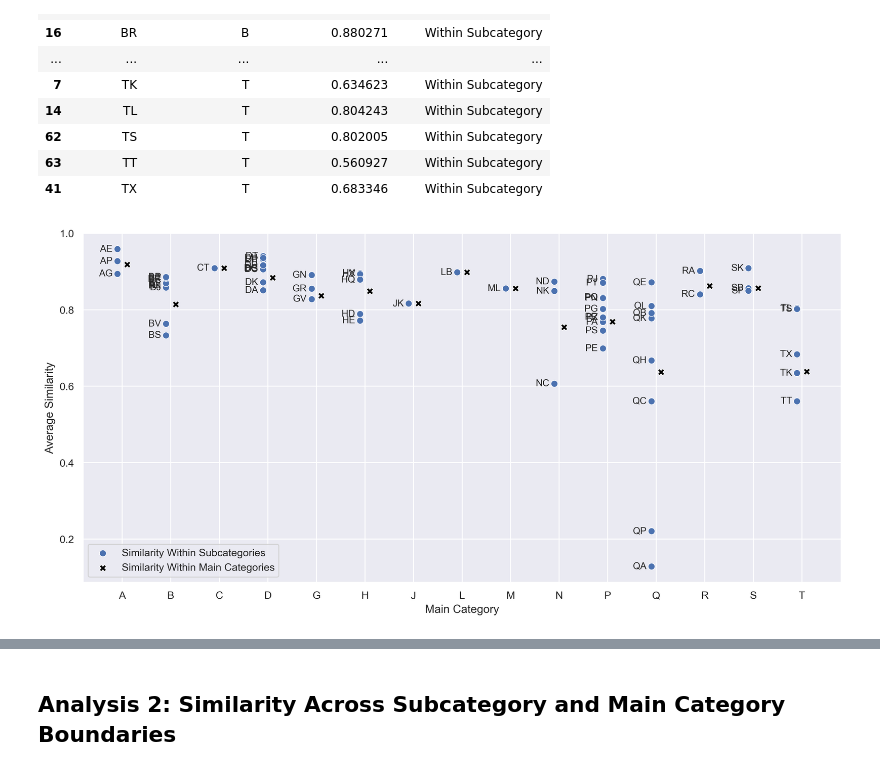
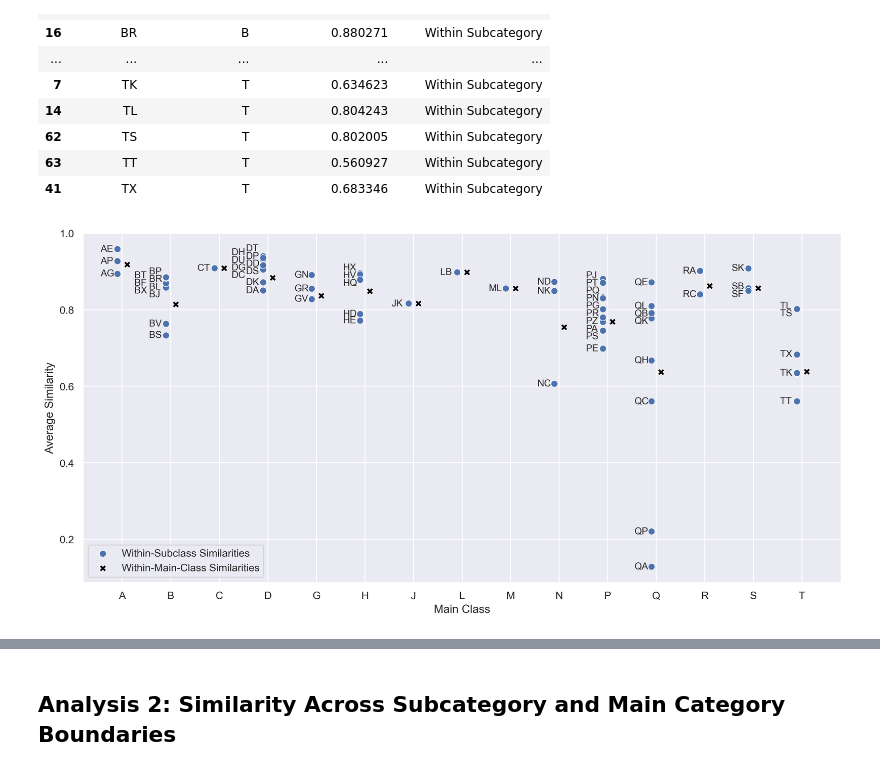
Before and after one commit to wenyi-shang/LCC-Similarity, a Jupyter notebook: Data Analysis.ipynb, the cells around one changed output, grey strips where cells are left out. Saved outputs shown, nothing was run; the diff lists cells and outputs as text; code cells hidden in the pictures.

```diff
--- a/Data Analysis.ipynb
+++ b/Data Analysis.ipynb
@@ -7,7 +7,7 @@ import pickle
 from sklearn.metrics.pairwise import cosine_similarity
 # %%
 # Load the dataset
-with open("/path/to/dataPG_TF-IDF.pkl", "rb") as file:
+with open("D:/Data/dataPG_TF-IDF.pkl", "rb") as file:
     label_dataframes = pickle.load(file)
 
 # Combine all text data into a single list
@@ -36,8 +32,8 @@ combined_texts[0]
 # %%
-with open("/path/to/shared_vectorized_books.pkl", "wb") as file:
+with open("D:/Data/shared_vectorized_books.pkl", "wb") as file:
     pickle.dump(shared_vectorized_books, file)
 # %%
-with open("/path/to/shared_vectorized_books.pkl", "rb") as file:
+with open("D:/Data/shared_vectorized_books.pkl", "rb") as file:
     shared_vectorized_books = pickle.load(file)
 # %%
 # Calculate average similarities of TF-IDF vectors of all books in each pair of categories
@@ -273,47 +269,86 @@ main_category_df['x_pos'] = main_category_df['Main Category'].map(x_pos_map)
 within_subcategory_rows['x_pos'] -= 0.1
 main_category_df['x_pos'] += 0.1
 
 # Scatterplot for Subclasses
 plt.figure(figsize=(12, 6))
 sns.scatterplot(
     data=within_subcategory_rows,
     x='x_pos',
     y='Average Similarity',
     s = 50,
-    label='Similarity Within Subcategories',
+    label='Within-Subclass Similarities',
 )
 
 # Scatterplot for Main Classes
 sns.scatterplot(
     data=main_category_df,
     x='x_pos',
     y='Average Similarity',
     marker='X',
     color='black',
     s = 50,
-    label='Similarity Within Main Categories'
+    label= 'Within-Main-Class Similarities'
 )
 
-# Add annotations for each category (will be updated later to keep categories to be highlighted only)
-for _, row in within_subcategory_rows.iterrows():
-    plt.text(
-        row['x_pos'] - 0.1,
-        row['Average Similarity'],
-        row['Category'],
-        fontsize=10,
-        ha='right',
-        va='center'
-    )
+# Add annotations for each category
+for _, row in within_subcategory_rows.iterrows(): # Manually adjust categories that are visually cluttered
+    if row['Category'] in ['BP', 'BT', 'BR', 'BF', 'BL', 'BX', 'BJ', 'DT', 'DH', 'DP', 'DU', 'DD', 'DG', 'DS', 'DC',
+                           'HX', 'HV', 'HQ', 'PJ', 'PT', 'PQ', 'PN', 'PG', 'PR', 'PZ', 'PA', 'PS', 'QL', 'QB', 'QK',
+                           'SB', 'SF', 'TL', 'TS']:
+        continue
+    else:
+        plt.text(
+            row['x_pos'] - 0.35,
+            row['Average Similarity'],
+            row['Category'],
+            fontsize=10,
+            ha='left',
+            va='center'
+        )
+plt.text(0.55, 0.90, 'BP', fontsize=10, ha='left', va='center')
+plt.text(0.25, 0.89, 'BT', fontsize=10, ha='left', va='center')
+plt.text(0.55, 0.88, 'BR', fontsize=10, ha='left', va='center')
+plt.text(0.25, 0.87, 'BF', fontsize=10, ha='left', va='center')
+plt.text(0.55, 0.86, 'BL', fontsize=10, ha='left', va='center')
+plt.text(0.25, 0.85, 'BX', fontsize=10, ha='left', va='center')
+plt.text(0.55, 0.84, 'BJ', fontsize=10, ha='left', va='center')
+plt.text(2.55, 0.96, 'DT', fontsize=10, ha='left', va='center')
+plt.text(2.25, 0.95, 'DH', fontsize=10, ha='left', va='center')
+plt.text(2.55, 0.94, 'DP', fontsize=10, ha='left', va='center')
+plt.text(2.25, 0.93, 'DU', fontsize=10, ha='left', va='center')
+plt.text(2.55, 0.92, 'DD', fontsize=10, ha='left', va='center')
+plt.text(2.25, 0.91, 'DG', fontsize=10, ha='left', va='center')
+plt.text(2.55, 0.90, 'DS', fontsize=10, ha='left', va='center')
+plt.text(2.25, 0.89, 'DC', fontsize=10, ha='left', va='center')
+plt.text(4.55, 0.91, 'HX', fontsize=10, ha='left', va='center')
+plt.text(4.55, 0.89, 'HV', fontsize=10, ha='left', va='center')
+plt.text(4.55, 0.87, 'HQ', fontsize=10, ha='left', va='center')
+plt.text(9.55, 0.89, 'PJ', fontsize=10, ha='left', va='center')
+plt.text(9.55, 0.87, 'PT', fontsize=10, ha='left', va='center')
+plt.text(9.55, 0.85, 'PQ', fontsize=10, ha='left', va='center')
+plt.text(9.55, 0.83, 'PN', fontsize=10, ha='left', va='center')
+plt.text(9.55, 0.81, 'PG', fontsize=10, ha='left', va='center')
+plt.text(9.55, 0.79, 'PR', fontsize=10, ha='left', va='center')
+plt.text(9.55, 0.77, 'PZ', fontsize=10, ha='left', va='center')
+plt.text(9.55, 0.75, 'PA', fontsize=10, ha='left', va='center')
+plt.text(9.55, 0.73, 'PS', fontsize=10, ha='left', va='center')
+plt.text(10.55, 0.81, 'QL', fontsize=10, ha='left', va='center')
+plt.text(10.55, 0.79, 'QB', fontsize=10, ha='left', va='center')
+plt.text(10.55, 0.77, 'QK', fontsize=10, ha='left', va='center')
+plt.text(12.55, 0.86, 'SB', fontsize=10, ha='left', va='center')
+plt.text(12.55, 0.84, 'SF', fontsize=10, ha='left', va='center')
+plt.text(13.55, 0.81, 'TL', fontsize=10, ha='left', va='center')
+plt.text(13.55, 0.79, 'TS', fontsize=10, ha='left', va='center')
 
 plt.xticks(ticks=list(x_pos_map.values()), labels=list(x_pos_map.keys()))
-plt.xlabel("Main Category")
+plt.xlabel("Main Class")
 plt.ylabel("Average Similarity")
 plt.legend(loc='lower left', title='')
 plt.grid(True, axis='y')
 plt.tight_layout()
 plt.show()
 # %% [output]
-[figure, old version]
+[figure, new version]
 # %%
 # Correlation between number of subcategories in each main category AND main class similarity
 from scipy.stats import pearsonr
```
Also changed, not shown: parts of 12 cells of this notebook.
